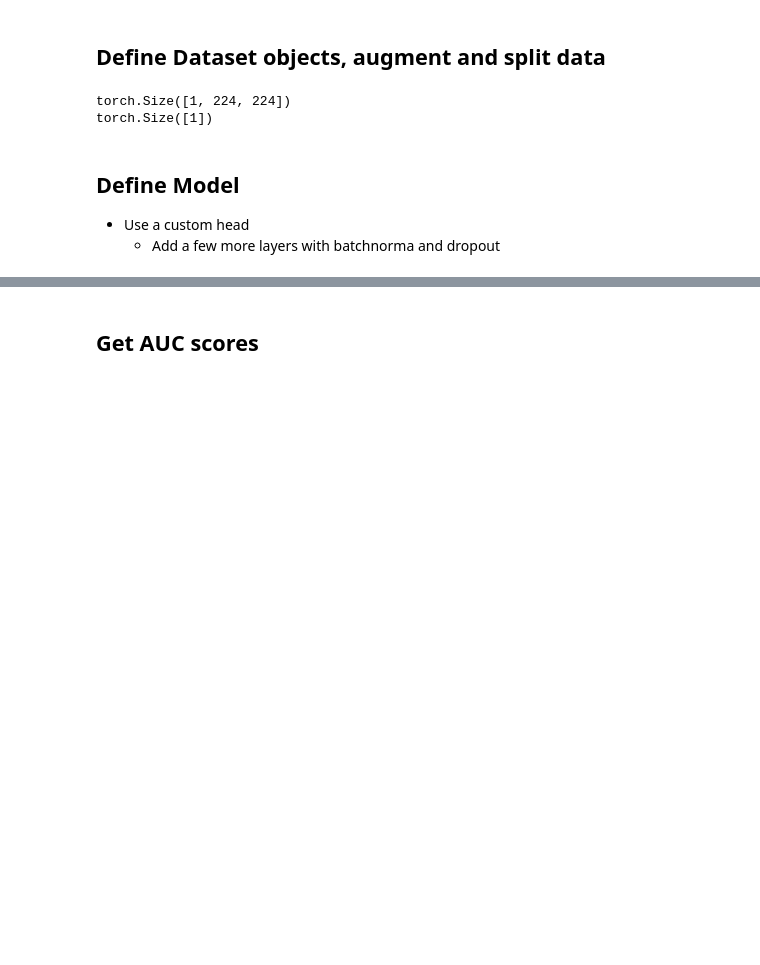
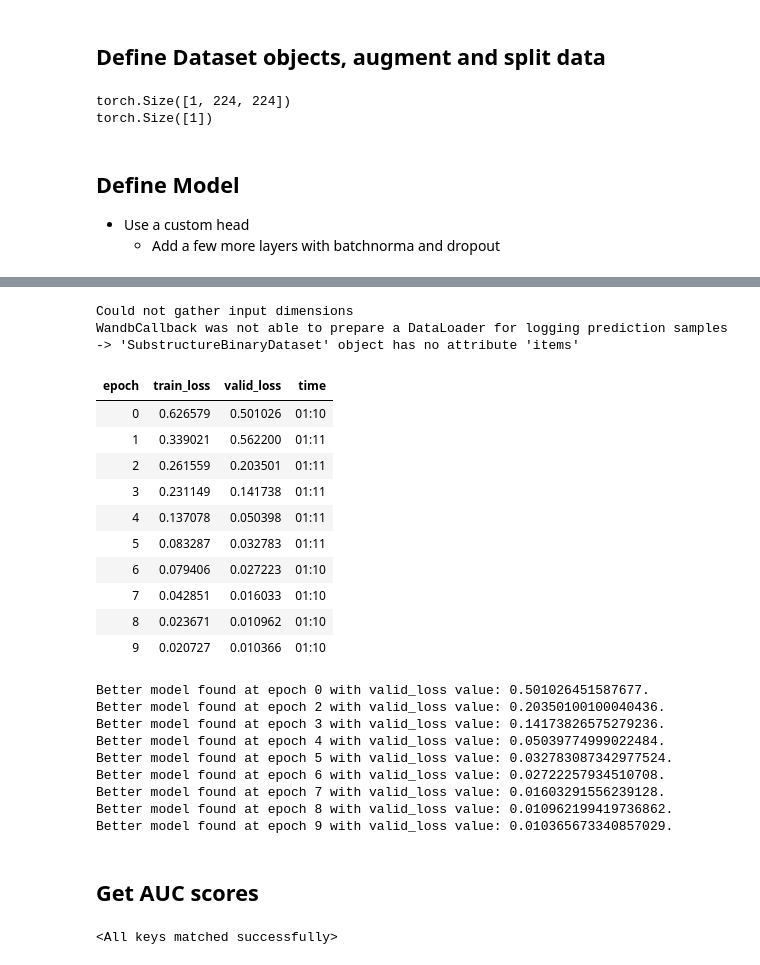
Before and after one commit to LawJarp-A/ml4sci-23, a Jupyter notebook: ml4sci/notebooks/test_5.ipynb, the cells around one changed output, grey strips where cells are left out. Drawn from its saved outputs; the diff is of its cells as text; code cells hidden in the pictures; blank space fills up the shorter version.

```diff
--- a/ml4sci/notebooks/test_5.ipynb
+++ b/ml4sci/notebooks/test_5.ipynb
@@ -244,0 +201,9 @@ ValueError: Using a target size (torch.Size([16])) that is different to the inpu
+# %%
+learn = Learner(
+    dls,
+    model,
+    loss_func=BCELossFlat(),
+    cbs=[
+        SaveModelCallback(monitor='valid_loss',  fname=run_id),
+        WandbCallback(log_model=True, model_name=config['base_model']),
+    ])
@@ -245,5 +231,39 @@ ValueError: Using a target size (torch.Size([16])) that is different to the inpu
+# %%
+learn.fit_one_cycle(10, 6.30957365501672e-05)
+# %% [output]
+Could not gather input dimensions
+WandbCallback was not able to prepare a DataLoader for logging prediction samples -> 'SubstructureBinaryDataset' object has no attribute 'items'
+| epoch | train_loss | valid_loss | time |
+| 0 | 0.626579 | 0.501026 | 01:10 |
+| 1 | 0.339021 | 0.562200 | 01:11 |
+| 2 | 0.261559 | 0.203501 | 01:11 |
+| 3 | 0.231149 | 0.141738 | 01:11 |
+| 4 | 0.137078 | 0.050398 | 01:11 |
+| 5 | 0.083287 | 0.032783 | 01:11 |
+| 6 | 0.079406 | 0.027223 | 01:10 |
+| 7 | 0.042851 | 0.016033 | 01:10 |
+| 8 | 0.023671 | 0.010962 | 01:10 |
+| 9 | 0.020727 | 0.010366 | 01:10 |
+Better model found at epoch 0 with valid_loss value: 0.501026451587677.
+Better model found at epoch 2 with valid_loss value: 0.20350100100040436.
+Better model found at epoch 3 with valid_loss value: 0.14173826575279236.
+Better model found at epoch 4 with valid_loss value: 0.05039774999022484.
+Better model found at epoch 5 with valid_loss value: 0.032783087342977524.
+Better model found at epoch 6 with valid_loss value: 0.02722257934510708.
+Better model found at epoch 7 with valid_loss value: 0.01603291556239128.
+Better model found at epoch 8 with valid_loss value: 0.010962199419736862.
+Better model found at epoch 9 with valid_loss value: 0.010365673340857029.
 # %% [markdown]
 ## Get AUC scores
+# %%
+model_weights = torch.load("./models/"+config['base_model']+".pth")
+# Init model
+model = create_model(config['base_model'], 1)
+# model_weights = checkpoint["state_dict"]
+# Load weights into model
+model.load_state_dict(model_weights)
+# %% [output]
+<All keys matched successfully>
 # %%
 model.to('cuda')
 model.eval()
```
Also changed, not shown: parts of 28 cells of this notebook, 1 other file.
